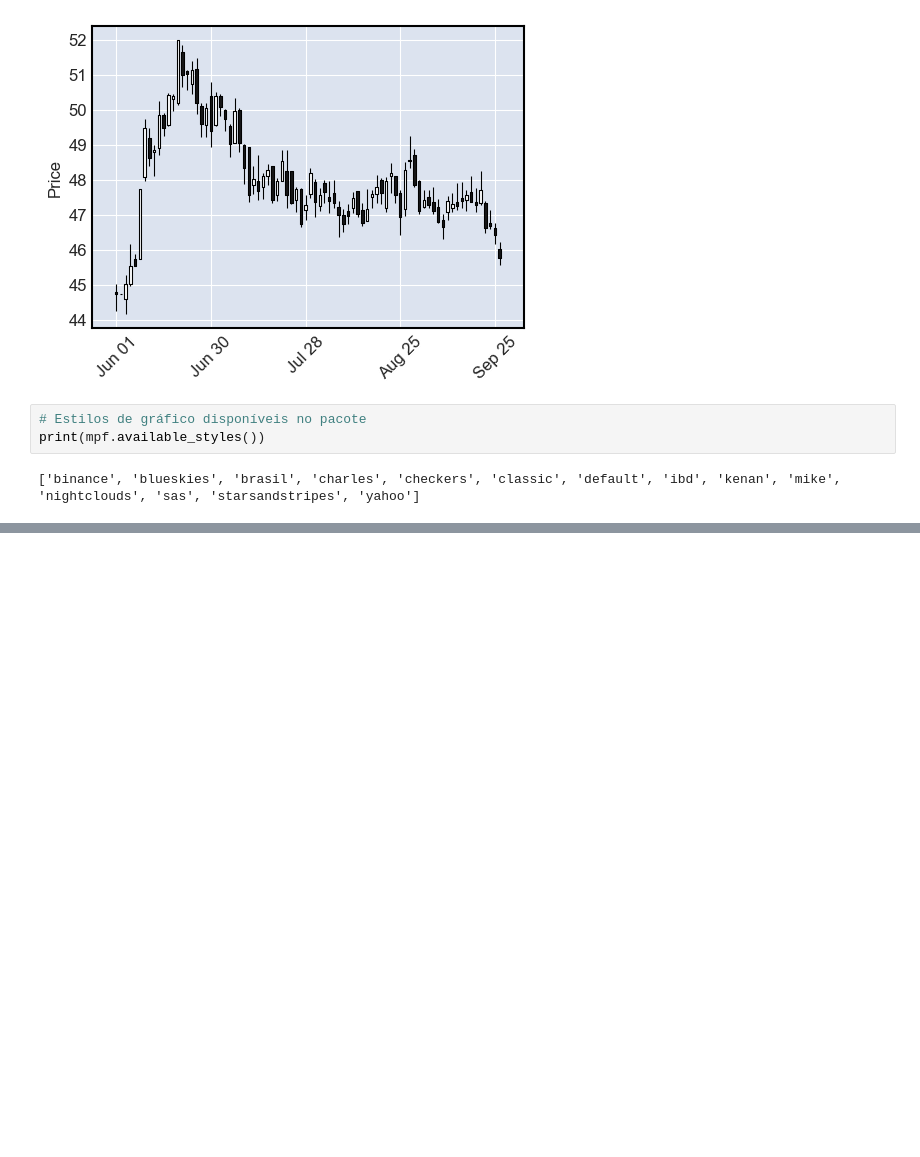
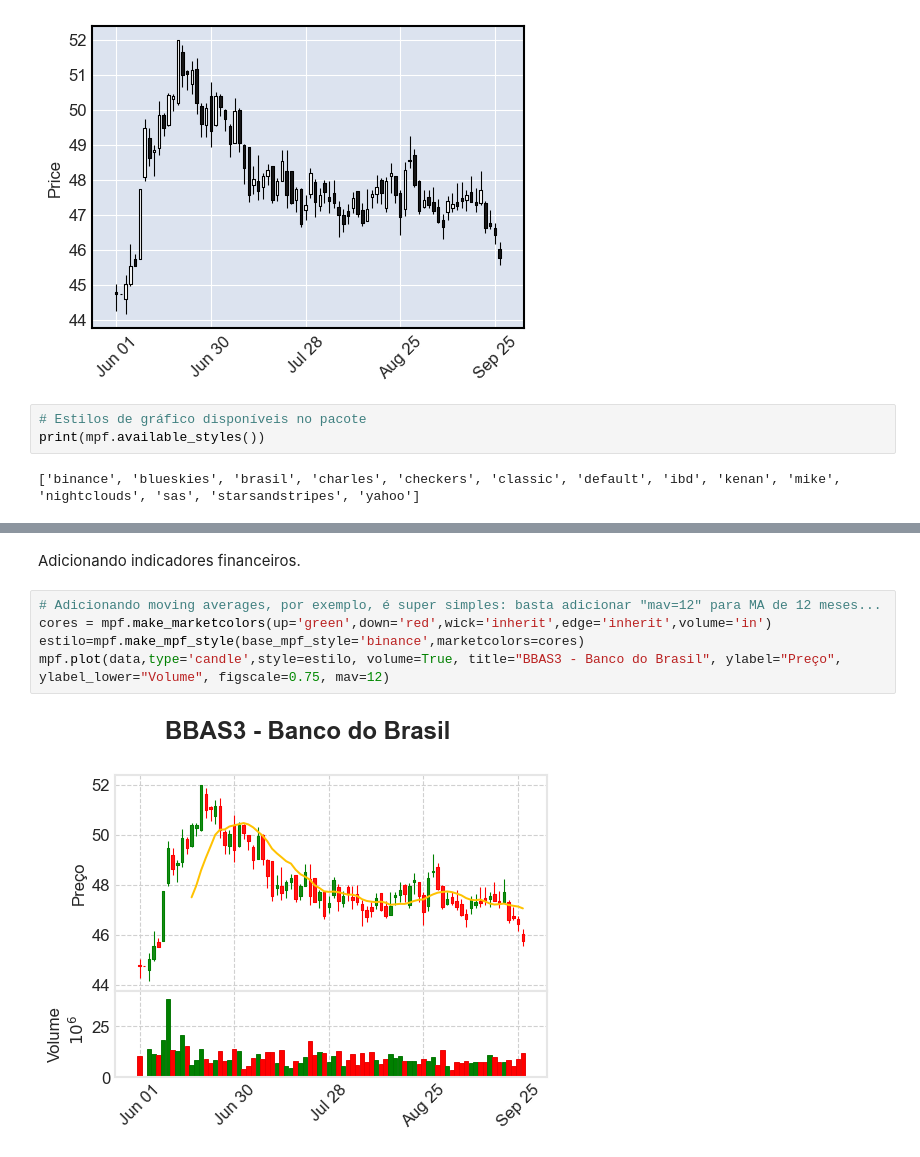
Before and after one commit to victordhn/Finance-Projects, a Jupyter notebook: Candlesticks.ipynb, the cells around one changed output, grey strips where cells are left out. Cells and saved outputs as stored; diff of their text form; blank space fills up the shorter version.

```diff
--- a/Candlesticks.ipynb
+++ b/Candlesticks.ipynb
@@ -86,0 +78,9 @@ mpf.plot(data,type='candle',style=estilo, volume=True, title="BBAS3 - Banco do B
+# %% [markdown]
+Adicionando indicadores financeiros.
+# %%
+# Adicionando moving averages, por exemplo, é super simples: basta adicionar "mav=12" para MA de 12 meses...
+cores = mpf.make_marketcolors(up='green',down='red',wick='inherit',edge='inherit',volume='in')
+estilo=mpf.make_mpf_style(base_mpf_style='binance',marketcolors=cores)
+mpf.plot(data,type='candle',style=estilo, volume=True, title="BBAS3 - Banco do Brasil", ylabel="Preço", ylabel_lower="Volume", figscale=0.75, mav=12)
+# %% [output]
+[figure, added]
```
Also changed, not shown: parts of 5 cells of this notebook.
